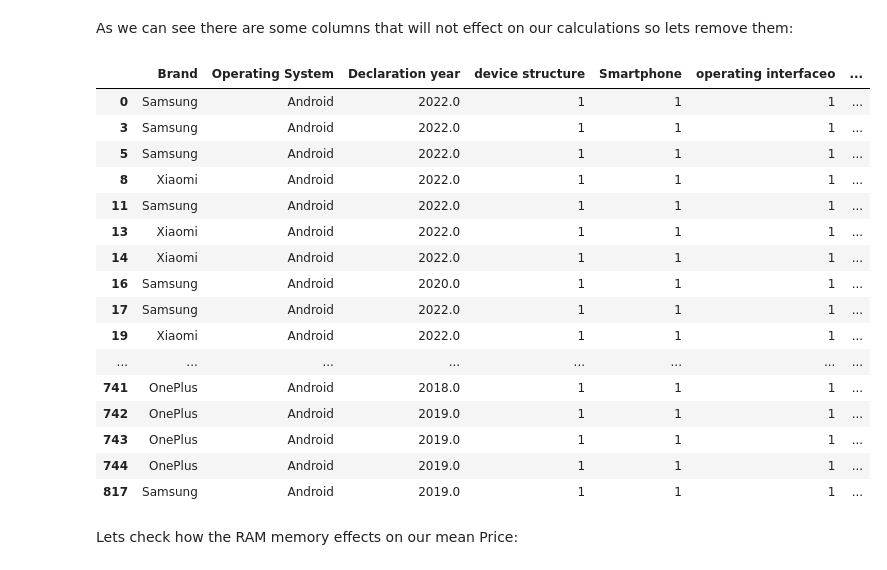
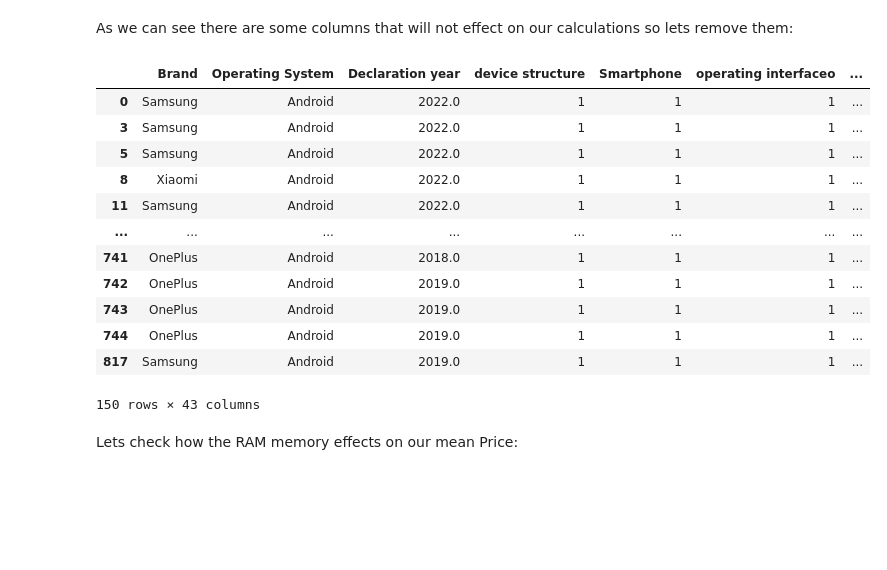
Before and after one commit to Davidtal1/PhoneProjects, a Jupyter notebook: PhonesProject.ipynb, the cells around one changed output. Cells and saved outputs as stored; diff of their text form; code cells hidden in the pictures; blank space fills up the shorter version.

```diff
--- a/PhonesProject.ipynb
+++ b/PhonesProject.ipynb
@@ -367,8 +367,8 @@ len(listNotInDescribe)
 ['Brand', 'Operating System', 'Declaration year', 'series', 'chipset', 'Processor', 'CPU speed', 'Graphics accelerator', 'Water resistance', 'screen type', 'SIM', 'Generation', 'operator', 'Aperture k ...
 12
 # %%
-pd.set_option('display.max_rows',None)
-pd.set_option('display.max_columns',None)
+#pd.set_option('display.max_rows',None)
+#pd.set_option('display.max_columns',None)
 # %%
 type(df_WithNone['colors'][0])
 #df_WithNone.describe()
@@ -376,0 +391,2 @@ str
+# %%
+df_WithNone.drop('SIM',axis=1,inplace=True)
@@ -377,3 +422,7 @@ str
+# %%
+avgsotrage=int(df_WithNone['Declaration year'].mean())
+avgsotrage
+df_WithNone['Declaration year']= df_WithNone['Declaration year'].fillna(avgsotrage)
 # %%
 sns.histplot(df_WithNone['CPU speed'])
 plt.show()
@@ -481,28 +537,24 @@ plt.show()
 # %% [markdown]
 As we can see there are some columns that will not effect on our calculations so lets remove them:
 # %%
-dfUnionPrice=dfUnionPrice.drop(['operator','Network kind','Flash'],axis=1)
-dfUnionPrice= dfUnionPrice.dropna(axis=1, thresh=dfUnionPrice.shape[0] - 150)
+#dfUnionPrice=dfUnionPrice.drop(['operator','Network kind','Flash'],axis=1)
+dfUnionPrice= dfUnionPrice.dropna(axis=1, thresh=dfUnionPrice.shape[0] - 100)
 dfUnionPrice= dfUnionPrice.dropna()
 dfUnionPrice
 # %% [output]
 |  | Brand | Operating System | Declaration year | device structure | Smartphone | operating interfaceo | ... |
 | 0 | Samsung | Android | 2022.0 | 1 | 1 | 1 | ... |
 | 3 | Samsung | Android | 2022.0 | 1 | 1 | 1 | ... |
 | 5 | Samsung | Android | 2022.0 | 1 | 1 | 1 | ... |
 | 8 | Xiaomi | Android | 2022.0 | 1 | 1 | 1 | ... |
 | 11 | Samsung | Android | 2022.0 | 1 | 1 | 1 | ... |
-| 13 | Xiaomi | Android | 2022.0 | 1 | 1 | 1 | ... |
-| 14 | Xiaomi | Android | 2022.0 | 1 | 1 | 1 | ... |
-| 16 | Samsung | Android | 2020.0 | 1 | 1 | 1 | ... |
-| 17 | Samsung | Android | 2022.0 | 1 | 1 | 1 | ... |
-| 19 | Xiaomi | Android | 2022.0 | 1 | 1 | 1 | ... |
 | ... | ... | ... | ... | ... | ... | ... | ... |
 | 741 | OnePlus | Android | 2018.0 | 1 | 1 | 1 | ... |
 | 742 | OnePlus | Android | 2019.0 | 1 | 1 | 1 | ... |
 | 743 | OnePlus | Android | 2019.0 | 1 | 1 | 1 | ... |
 | 744 | OnePlus | Android | 2019.0 | 1 | 1 | 1 | ... |
 | 817 | Samsung | Android | 2019.0 | 1 | 1 | 1 | ... |
+150 rows × 43 columns
 # %% [markdown]
 Lets check how the RAM memory effects on our mean Price:
 # %%
```
Also changed, not shown: parts of 17 cells of this notebook.
